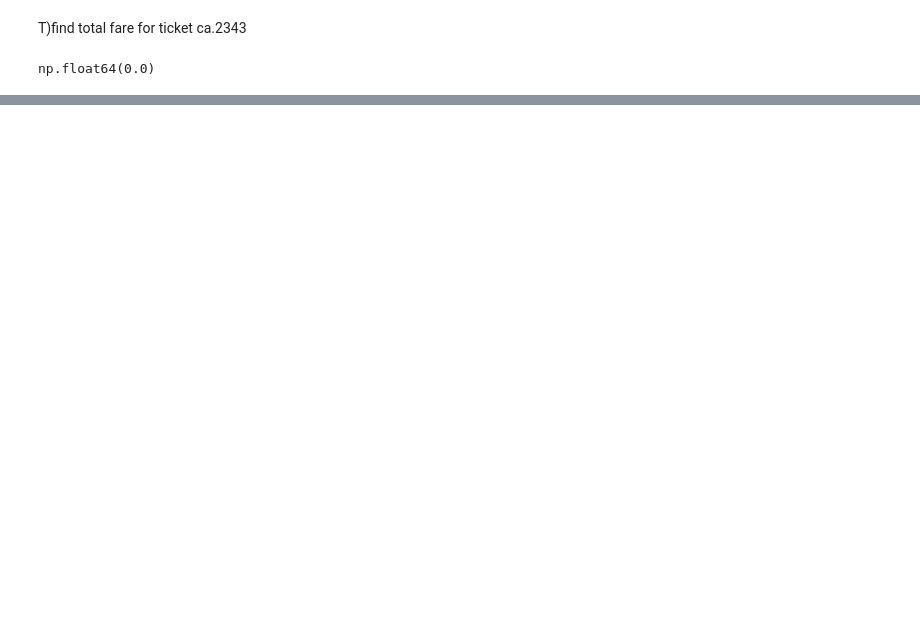
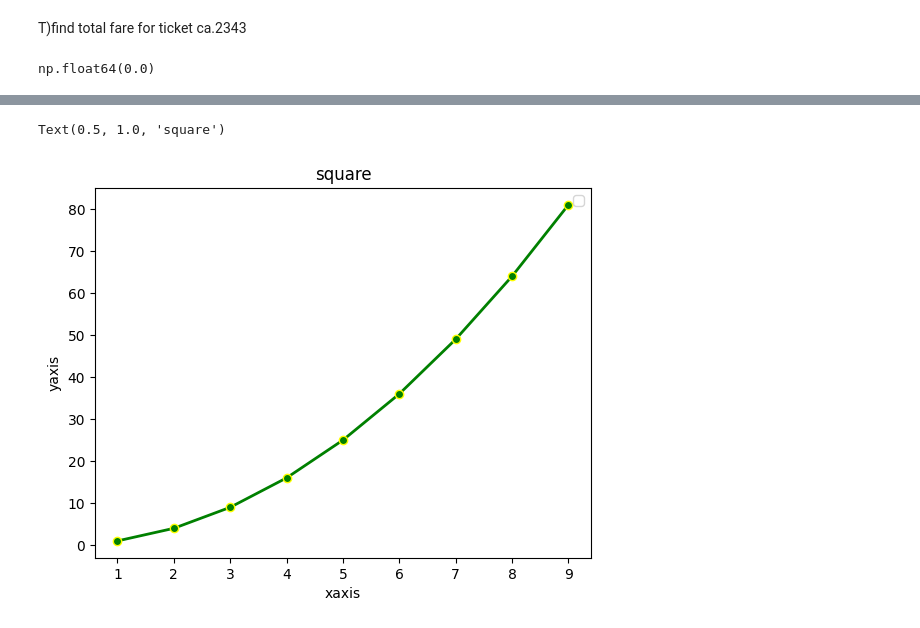
Before and after one commit to Babavalisultanshaik/first-Repo, a Jupyter notebook: titanic analysis.ipynb, the cells around one changed output, grey strips where cells are left out. Saved outputs shown, nothing was run; the diff lists cells and outputs as text; code cells hidden in the pictures; blank space fills up the shorter version.

```diff
--- a/titanic analysis.ipynb
+++ b/titanic analysis.ipynb
@@ -499,0 +612,9 @@ import seaborn as sna
+# %%
+plt.legend()
+plt.plot(x,y,color='green',linestyle= '-',linewidth=2,marker ="o",markeredgecolor ='yellow')
+plt.xlabel('xaxis')
+plt.ylabel ('yaxis')
+plt.title('square')
+# %% [output]
+Text(0.5, 1.0, 'square')
+[figure, added]
```
Also changed, not shown: parts of 32 cells of this notebook.
